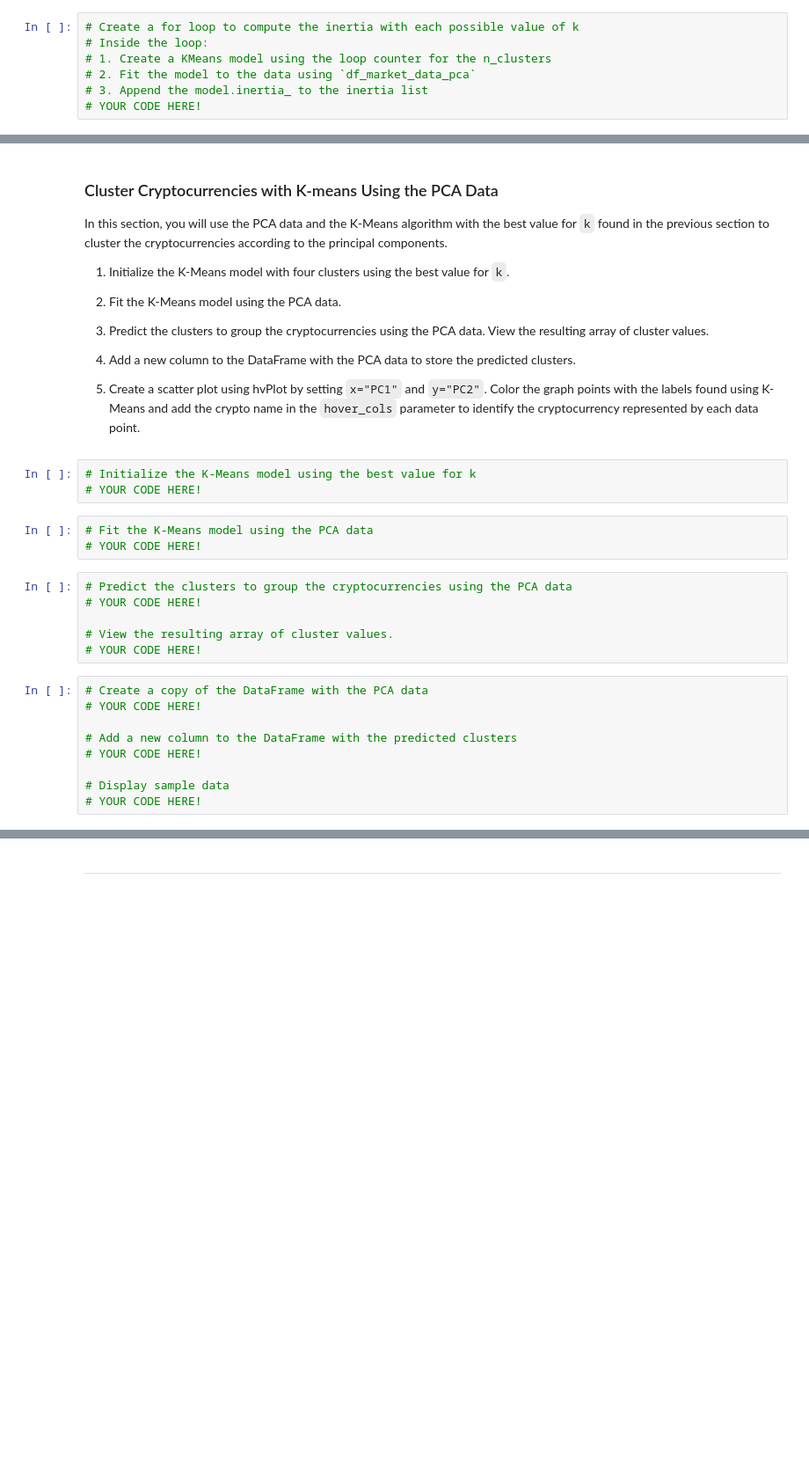
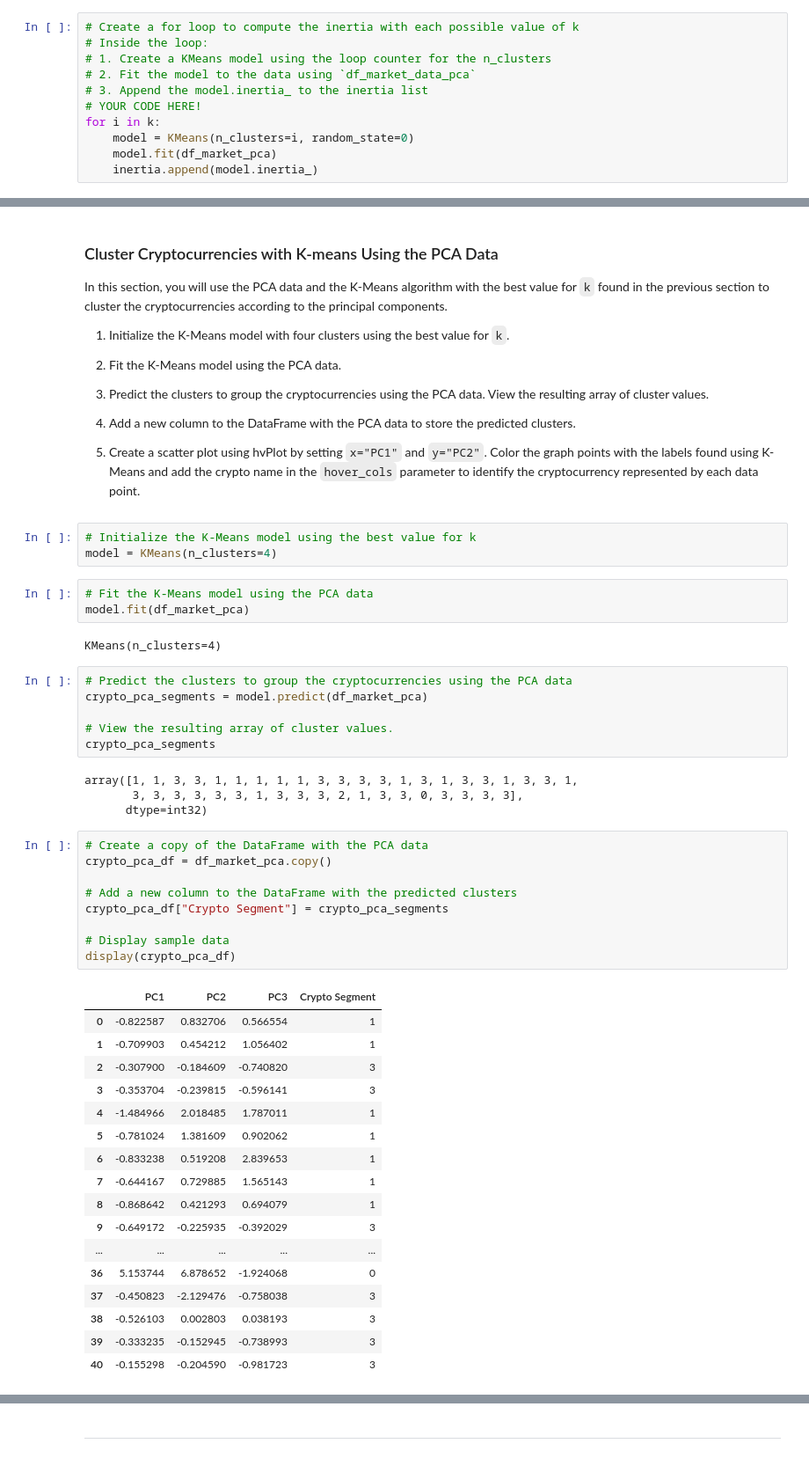
Before and after one commit to winniemei/Fintech2022, a Jupyter notebook: Assignment10/crypto_investments.ipynb, the cells around one changed output, grey strips where cells are left out. Shown at 88% size. Drawn from its saved outputs; the diff is of its cells as text; blank space fills up the shorter version.

```diff
--- a/Assignment10/crypto_investments.ipynb
+++ b/Assignment10/crypto_investments.ipynb
@@ -284,5 +331,9 @@ In this section, you will use the elbow method to find the best value for `k` us
 # 2. Fit the model to the data using `df_market_data_pca`
 # 3. Append the model.inertia_ to the inertia list
 # YOUR CODE HERE!
+for i in k:
+    model = KMeans(n_clusters=i, random_state=0)
+    model.fit(df_market_pca)
+    inertia.append(model.inertia_)
 # %%
 # Create a dictionary with the data to plot the Elbow curve
@@ -322,25 +377,49 @@ In this section, you will use the PCA data and the K-Means algorithm with the be
 5. Create a scatter plot using hvPlot by setting `x="PC1"` and `y="PC2"`. Color the graph points with the labels found using K-Means and add the crypto name in the `hover_cols` parameter to identify the cryptocurrency represented by each data point.
 # %%
 # Initialize the K-Means model using the best value for k
-# YOUR CODE HERE!
+model = KMeans(n_clusters=4)
 # %%
 # Fit the K-Means model using the PCA data
-# YOUR CODE HERE!
+model.fit(df_market_pca)
+# %% [output]
+KMeans(n_clusters=4)
 # %%
 # Predict the clusters to group the cryptocurrencies using the PCA data
-# YOUR CODE HERE!
+crypto_pca_segments = model.predict(df_market_pca)
 
 # View the resulting array of cluster values.
-# YOUR CODE HERE!
+crypto_pca_segments
+# %% [output]
+array([1, 1, 3, 3, 1, 1, 1, 1, 1, 3, 3, 3, 3, 1, 3, 1, 3, 3, 1, 3, 3, 1,
+       3, 3, 3, 3, 3, 3, 1, 3, 3, 3, 2, 1, 3, 3, 0, 3, 3, 3, 3],
+      dtype=int32)
 # %%
 # Create a copy of the DataFrame with the PCA data
-# YOUR CODE HERE!
+crypto_pca_df = df_market_pca.copy()
 
 # Add a new column to the DataFrame with the predicted clusters
-# YOUR CODE HERE!
+crypto_pca_df["Crypto Segment"] = crypto_pca_segments
 
 # Display sample data
-# YOUR CODE HERE!
+display(crypto_pca_df)
+# %% [output]
+|  | PC1 | PC2 | PC3 | Crypto Segment |
+| 0 | -0.822587 | 0.832706 | 0.566554 | 1 |
+| 1 | -0.709903 | 0.454212 | 1.056402 | 1 |
+| 2 | -0.307900 | -0.184609 | -0.740820 | 3 |
+| 3 | -0.353704 | -0.239815 | -0.596141 | 3 |
+| 4 | -1.484966 | 2.018485 | 1.787011 | 1 |
+| 5 | -0.781024 | 1.381609 | 0.902062 | 1 |
+| 6 | -0.833238 | 0.519208 | 2.839653 | 1 |
+| 7 | -0.644167 | 0.729885 | 1.565143 | 1 |
+| 8 | -0.868642 | 0.421293 | 0.694079 | 1 |
+| 9 | -0.649172 | -0.225935 | -0.392029 | 3 |
+| ... | ... | ... | ... | ... |
+| 36 | 5.153744 | 6.878652 | -1.924068 | 0 |
+| 37 | -0.450823 | -2.129476 | -0.758038 | 3 |
+| 38 | -0.526103 | 0.002803 | 0.038193 | 3 |
+| 39 | -0.333235 | -0.152945 | -0.738993 | 3 |
+| 40 | -0.155298 | -0.204590 | -0.981723 | 3 |
 # %%
 # Create a scatter plot using hvPlot by setting
 # `x="PC1"` and `y="PC2"`.
```
Also changed, not shown: parts of 23 cells of this notebook.
